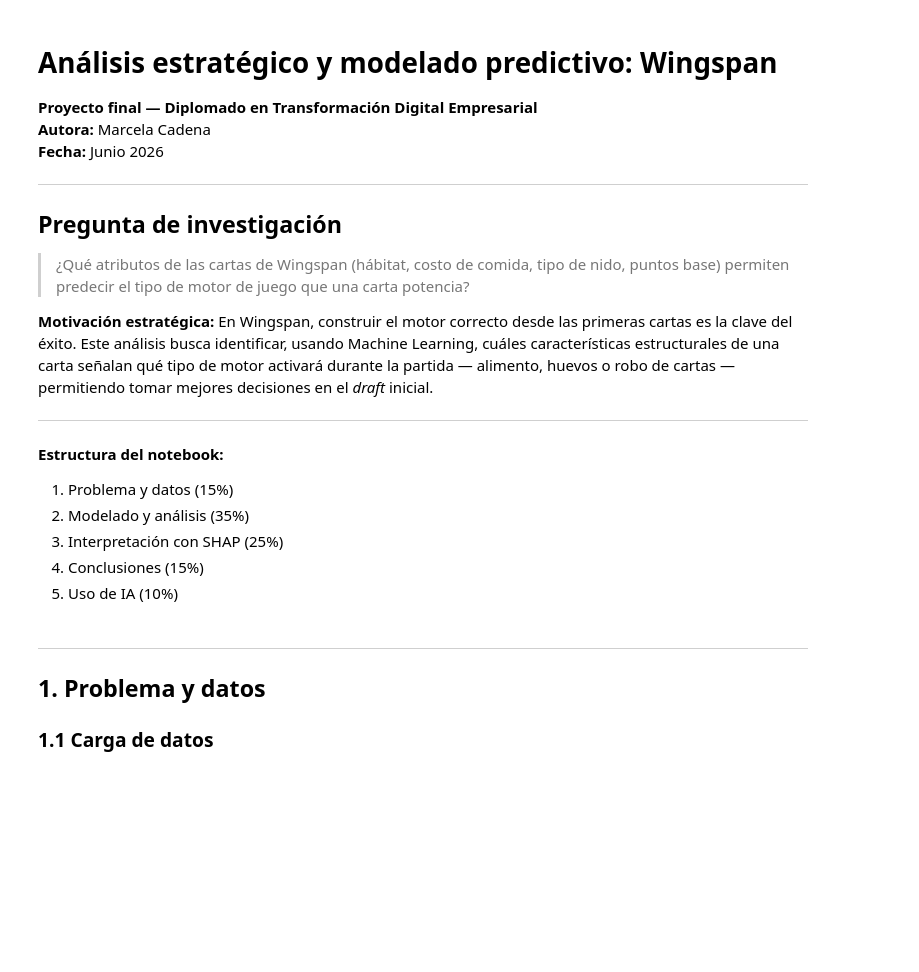
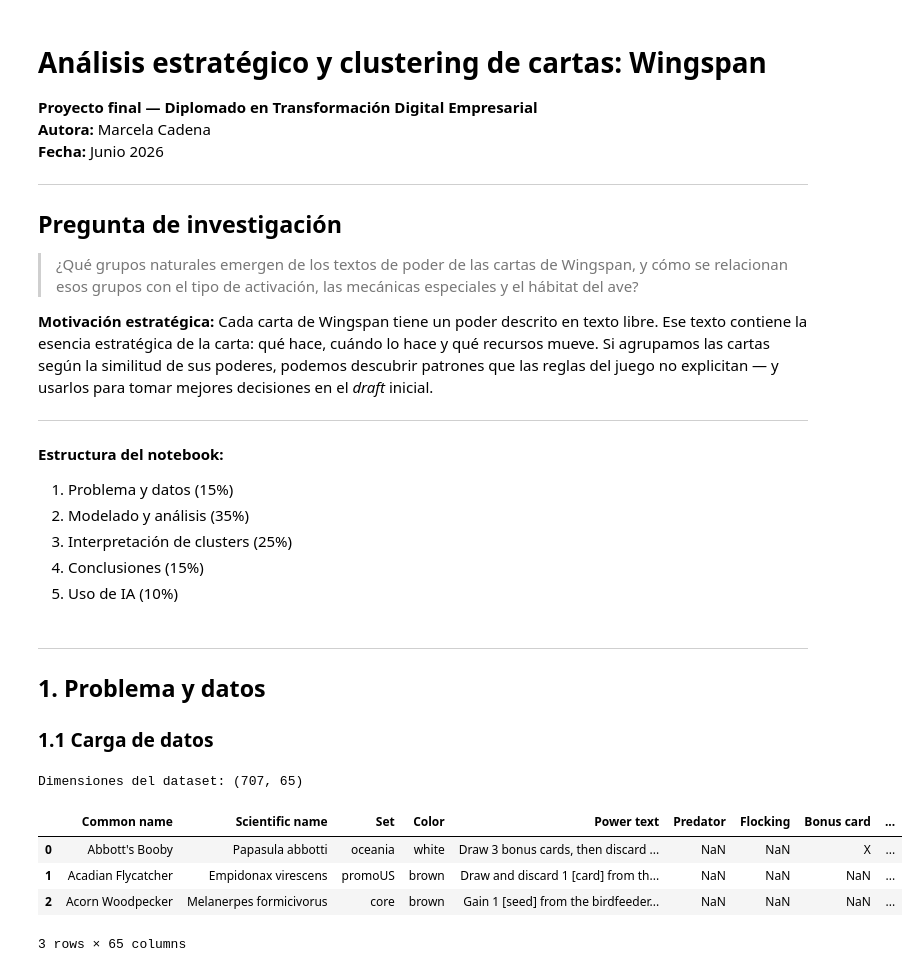
Before and after one commit to marce8881/wingspan-ml, a Jupyter notebook: notebooks/wingspan_analysis.ipynb, the cells around one changed output. Drawn from its saved outputs; the diff is of its cells as text; code cells hidden in the pictures; blank space fills up the shorter version.

```diff
--- a/notebooks/wingspan_analysis.ipynb
+++ b/notebooks/wingspan_analysis.ipynb
@@ -1,5 +1,5 @@
 # %% [markdown]
-# Análisis estratégico y modelado predictivo: Wingspan
+# Análisis estratégico y clustering de cartas: Wingspan
 
 **Proyecto final — Diplomado en Transformación Digital Empresarial**
 **Autora:** Marcela Cadena
@@ -9,16 +9,16 @@
 
 ## Pregunta de investigación
 
-> ¿Qué atributos de las cartas de Wingspan (hábitat, costo de comida, tipo de nido, puntos base) permiten predecir el tipo de motor de juego que una carta potencia?
+> ¿Qué grupos naturales emergen de los textos de poder de las cartas de Wingspan, y cómo se relacionan esos grupos con el tipo de activación, las mecánicas especiales y el hábitat del ave?
 
-**Motivación estratégica:** En Wingspan, construir el motor correcto desde las primeras cartas es la clave del éxito. Este análisis busca identificar, usando Machine Learning, cuáles características estructurales de una carta señalan qué tipo de motor activará durante la partida — alimento, huevos o robo de cartas — permitiendo tomar mejores decisiones en el *draft* inicial.
+**Motivación estratégica:** Cada carta de Wingspan tiene un poder descrito en texto libre. Ese texto contiene la esencia estratégica de la carta: qué hace, cuándo lo hace y qué recursos mueve. Si agrupamos las cartas según la similitud de sus poderes, podemos descubrir patrones que las reglas del juego no explicitan — y usarlos para tomar mejores decisiones en el *draft* inicial.
 
 ---
 
 **Estructura del notebook:**
 1. Problema y datos (15%)
 2. Modelado y análisis (35%)
-3. Interpretación con SHAP (25%)
+3. Interpretación de clusters (25%)
 4. Conclusiones (15%)
 5. Uso de IA (10%)
 # %% [markdown]
@@ -28,17 +28,27 @@
 # %%
 import pandas as pd
 import numpy as np
 import matplotlib.pyplot as plt
 import seaborn as sns
 import os
+import re
+import warnings
+warnings.filterwarnings('ignore')
 
-# Ruta al dataset desde la carpeta notebooks/
+RANDOM_STATE = 42
+
 DATA_PATH = os.path.join(os.path.dirname(os.getcwd()), 'data', 'raw', 'wingspan-20260128.xlsx')
 
-# Las filas 1 y 2 del Excel contienen estadísticas internas del archivo, no cartas.
-# skiprows=[1, 2] las ignora conservando el header real en la fila 0.
+# Las filas 1 y 2 del Excel contienen estadísticas internas, no cartas.
 df_raw = pd.read_excel(DATA_PATH, sheet_name='Birds', skiprows=[1, 2])
 
 print(f'Dimensiones del dataset: {df_raw.shape}')
 df_raw.head(3)
+# %% [output]
+Dimensiones del dataset: (707, 65)
+|  | Common name | Scientific name | Set | Color | Power text | Predator | Flocking | Bonus card | ... |
+| 0 | Abbott's Booby | Papasula abbotti | oceania | white | Draw 3 bonus cards, then discard ... | NaN | NaN | X | ... |
+| 1 | Acadian Flycatcher | Empidonax virescens | promoUS | brown | Draw and discard 1 [card] from th... | NaN | NaN | NaN | ... |
+| 2 | Acorn Woodpecker | Melanerpes formicivorus | core | brown | Gain 1 [seed] from the birdfeeder... | NaN | NaN | NaN | ... |
+3 rows × 65 columns
 # %% [markdown]
```
Also changed, not shown: parts of 18 cells of this notebook.
